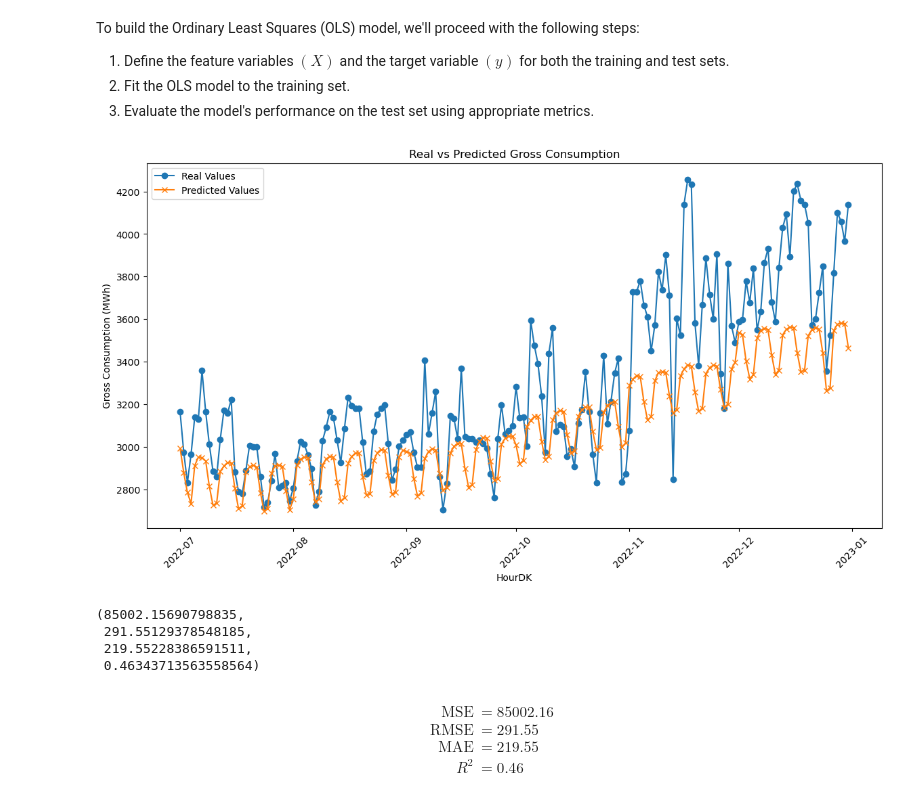
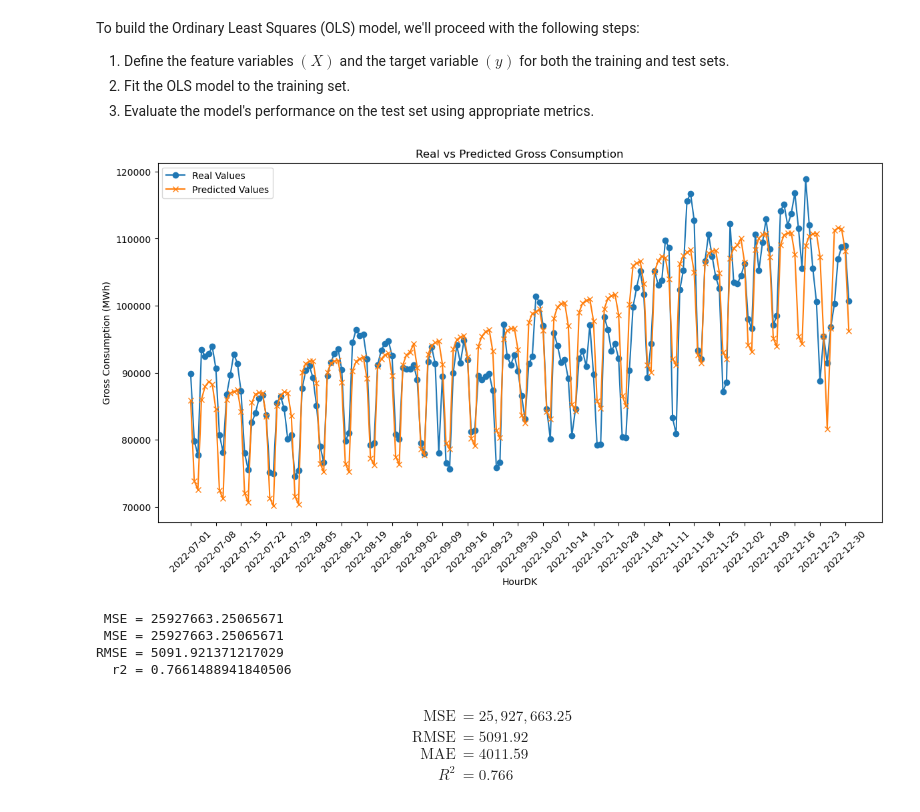
Before and after one commit to madsh0402/Forecasting-energy-consumption-in-Denmark, a Jupyter notebook: multivariate Timerseries/OLS, Lasso & Ridge/OLS.ipynb, the cells around one changed output. Cells and saved outputs as stored; diff of their text form; code cells hidden in the pictures.

```diff
--- a/multivariate Timerseries/OLS, Lasso & Ridge/OLS.ipynb
+++ b/multivariate Timerseries/OLS, Lasso & Ridge/OLS.ipynb
@@ -334,0 +56,9 @@ final_df.to_csv('C:/Users/madsh/OneDrive/Dokumenter/kandidat/Fællesmappe/Specia
+# %%
+# Load the electricity consumption dataset
+filepath = 'C:/Users/madsh/OneDrive/Dokumenter/kandidat/Fællesmappe/Speciale/Forecasting-energy-consumption-in-Denmark/Data/Combined data/'
+data_interpolation = pd.read_csv(filepath+'combined_daily_interpolation.csv')
+data_flagged = pd.read_csv(filepath + 'combined_daily_flagged.csv')
+
+# Put HourDK as DataFrame index
+data_interpolation.set_index('HourDK', inplace=True)
+data_flagged.set_index('HourDK', inplace=True)
@@ -335,7 +69,7 @@ final_df.to_csv('C:/Users/madsh/OneDrive/Dokumenter/kandidat/Fællesmappe/Specia
 # %%
 # Re-split the data into training and test sets based on the criteria
-training_set = final_df[(final_df['HourDK'] <= '2022-06-30')]
-test_set = final_df[(final_df['HourDK'] > '2022-06-30') & (final_df['HourDK'] <= '2022-12-31')]
+training_set = data_interpolation.loc[data_interpolation.index <= '2022-06-30']
+test_set = data_interpolation.loc[data_interpolation.index > '2022-06-30']
 
 # Show the first few rows of each set to confirm the changes
 # Display the electricity consumption DataFrame
@@ -384,9 +120,9 @@ To build the Ordinary Least Squares (OLS) model, we'll proceed with the followin
 3. Evaluate the model's performance on the test set using appropriate metrics.
 # %%
 # Define the feature variables (X) and the target variable (y) for training and test sets
-X_train = training_set.drop(['HourDK', 'GrossConsumptionMWh'], axis=1)
+X_train = training_set.drop(['GrossConsumptionMWh'], axis=1)
 y_train = training_set['GrossConsumptionMWh']
-X_test = test_set.drop(['HourDK', 'GrossConsumptionMWh'], axis=1)
+X_test = test_set.drop(['GrossConsumptionMWh'], axis=1)
 y_test = test_set['GrossConsumptionMWh']
 
 # Initialize the OLS model
@@ -398,34 +134,31 @@ ols_model.fit(X_train, y_train)
 # Make predictions on the test set
 y_pred = ols_model.predict(X_test)
 # %%
-import matplotlib.pyplot as plt
-import numpy as np
-
-# Get HourDK values from the test set for the x-axis
-hour_dk_values = test_set['HourDK'].values
-
-# Plotting the first 100 real and predicted values for better visualization
+# Plotting the real and predicted values for better visualization
 plt.figure(figsize=(14, 7))
 
 # Plotting the real values
 plt.plot(hour_dk_values, np.array(y_test), label='Real Values', marker='o')
 
 # Plotting the predicted values
 plt.plot(hour_dk_values, y_pred, label='Predicted Values', marker='x')
 
 # Adding labels, title, and legend
 plt.xlabel('HourDK')
 plt.ylabel('Gross Consumption (MWh)')
 plt.title('Real vs Predicted Gross Consumption')
 plt.legend()
 
 # Rotating x-axis labels for better readability
 plt.xticks(rotation=45)
 
+# Show only every 7th date
+plt.xticks(hour_dk_values[::7])  # Replace 'hour_dk_values' with your actual array of dates
+
 # Show the plot
 plt.show()
 # %% [output]
-[figure, old version]
+[figure, new version]
 # %%
 # Calculate performance metrics
 mse = mean_squared_error(y_test, y_pred)
@@ -433,16 +166,17 @@ rmse = mean_squared_error(y_test, y_pred, squared=False)
 mae = mean_absolute_error(y_test, y_pred)
 r2 = r2_score(y_test, y_pred)
 
-mse, rmse, mae, r2
+#mse, rmse, mae, r2
+print(f" MSE = {mse}\n MSE = {mse}\nRMSE = {rmse}\n  r2 = {r2}")
 # %% [output]
-(85002.15690798835,
- 291.55129378548185,
- 219.55228386591511,
- 0.46343713563558564)
+ MSE = 25927663.25065671
+ MSE = 25927663.25065671
+RMSE = 5091.921371217029
+  r2 = 0.7661488941840506
 # %% [markdown]
 \begin{align*}
-\text{MSE}  &= 85002.16 \\
-\text{RMSE} &= 291.55 \\
-\text{MAE}  &= 219.55 \\
-R^2         &= 0.46
+\text{MSE}  &= 25,927,663.25 \\
+\text{RMSE} &= 5091.92 \\
+\text{MAE}  &= 4011.59 \\
+R^2         &= 0.766
 \end{align*}
```
Also changed, not shown: parts of 46 cells of this notebook, 3 other files.
